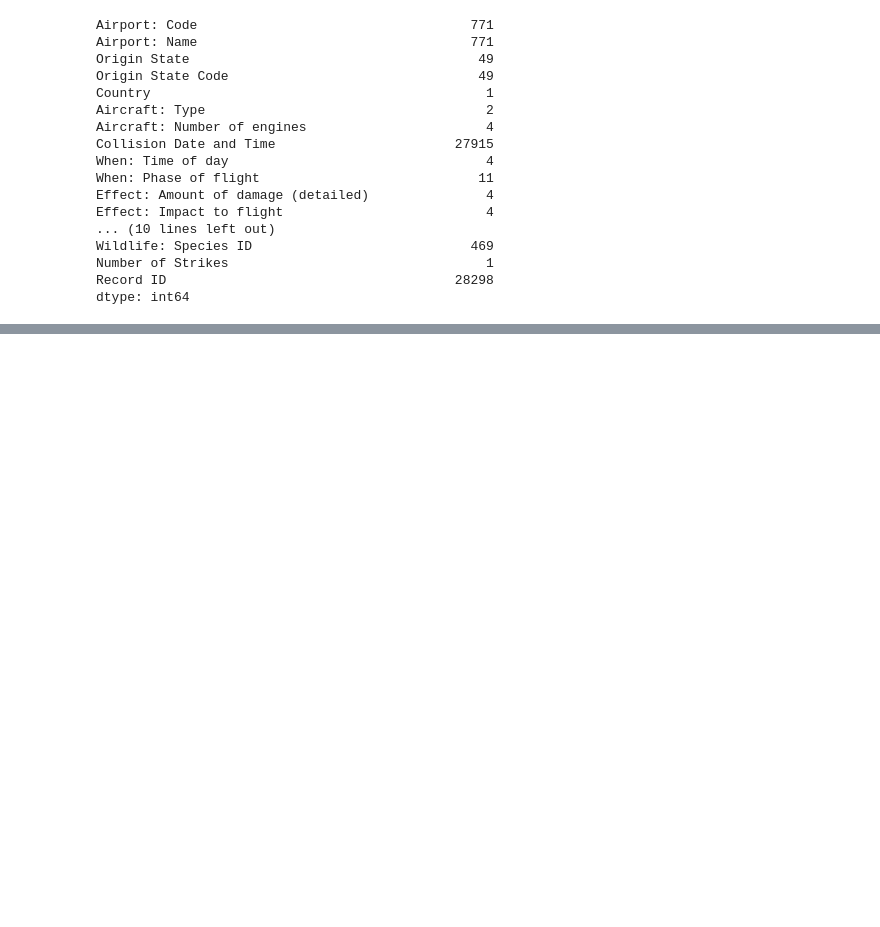
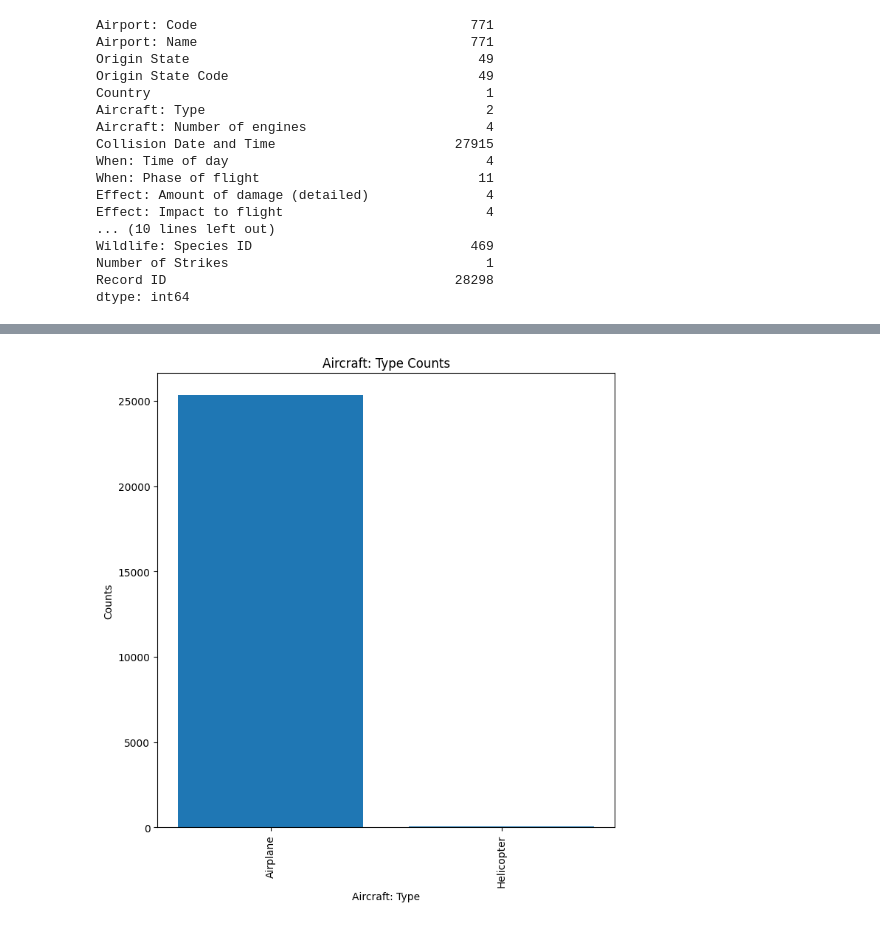
Before and after one commit to SBangarh/LHL_Tableau_project, a Jupyter notebook: notebook.ipynb, the cells around one changed output, grey strips where cells are left out. Saved outputs shown, nothing was run; the diff lists cells and outputs as text; code cells hidden in the pictures; blank space fills up the shorter version.

```diff
--- a/notebook.ipynb
+++ b/notebook.ipynb
@@ -119,0 +213,5 @@ dtype: int64
+# %%
+#Collisions per aircraft type
+plot_counts(my_df, 'Aircraft: Type', (8, 8))
+# %% [output]
+[figure, added]
```
Also changed, not shown: parts of 24 cells of this notebook, 1 other file.
